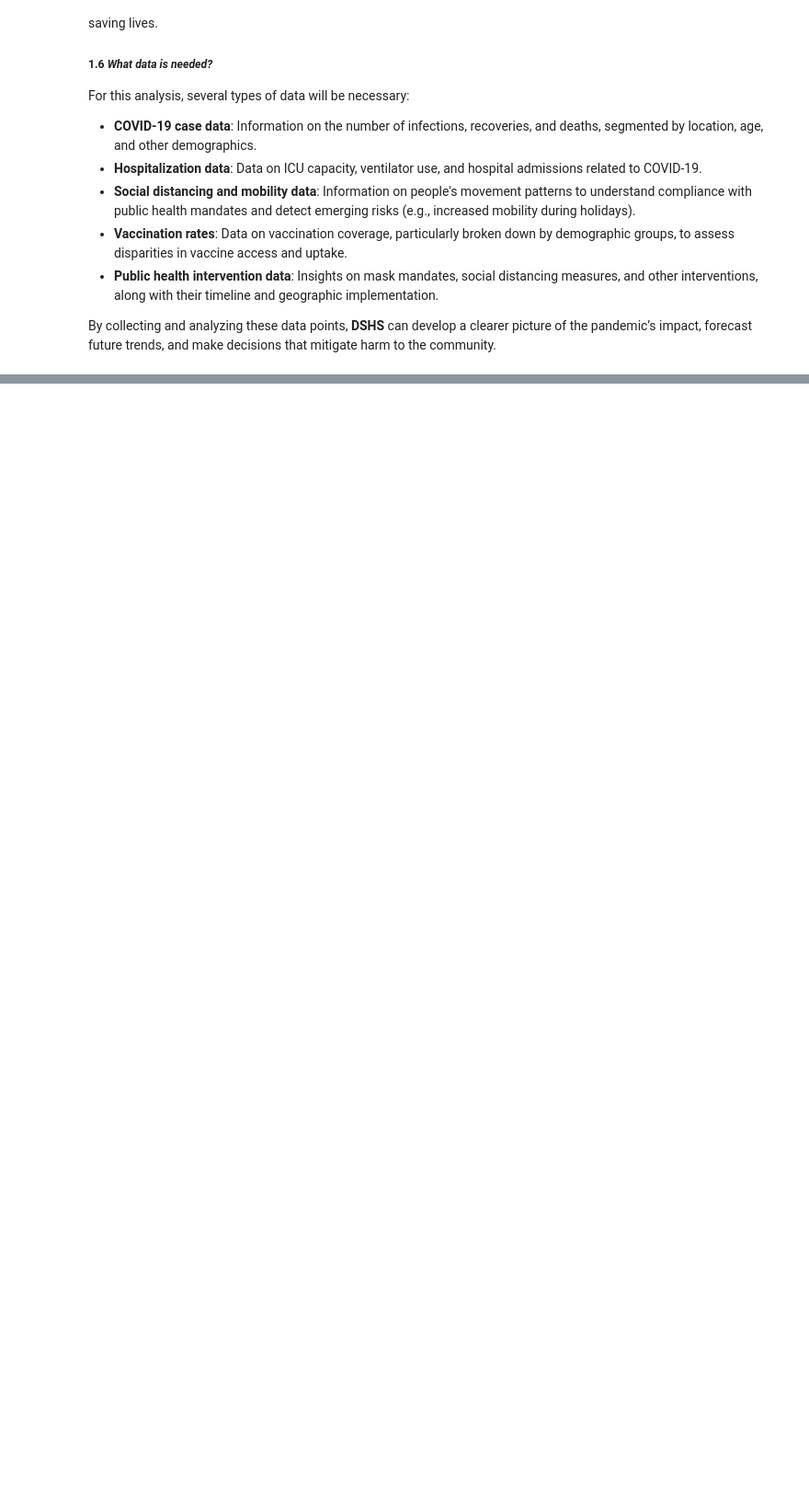
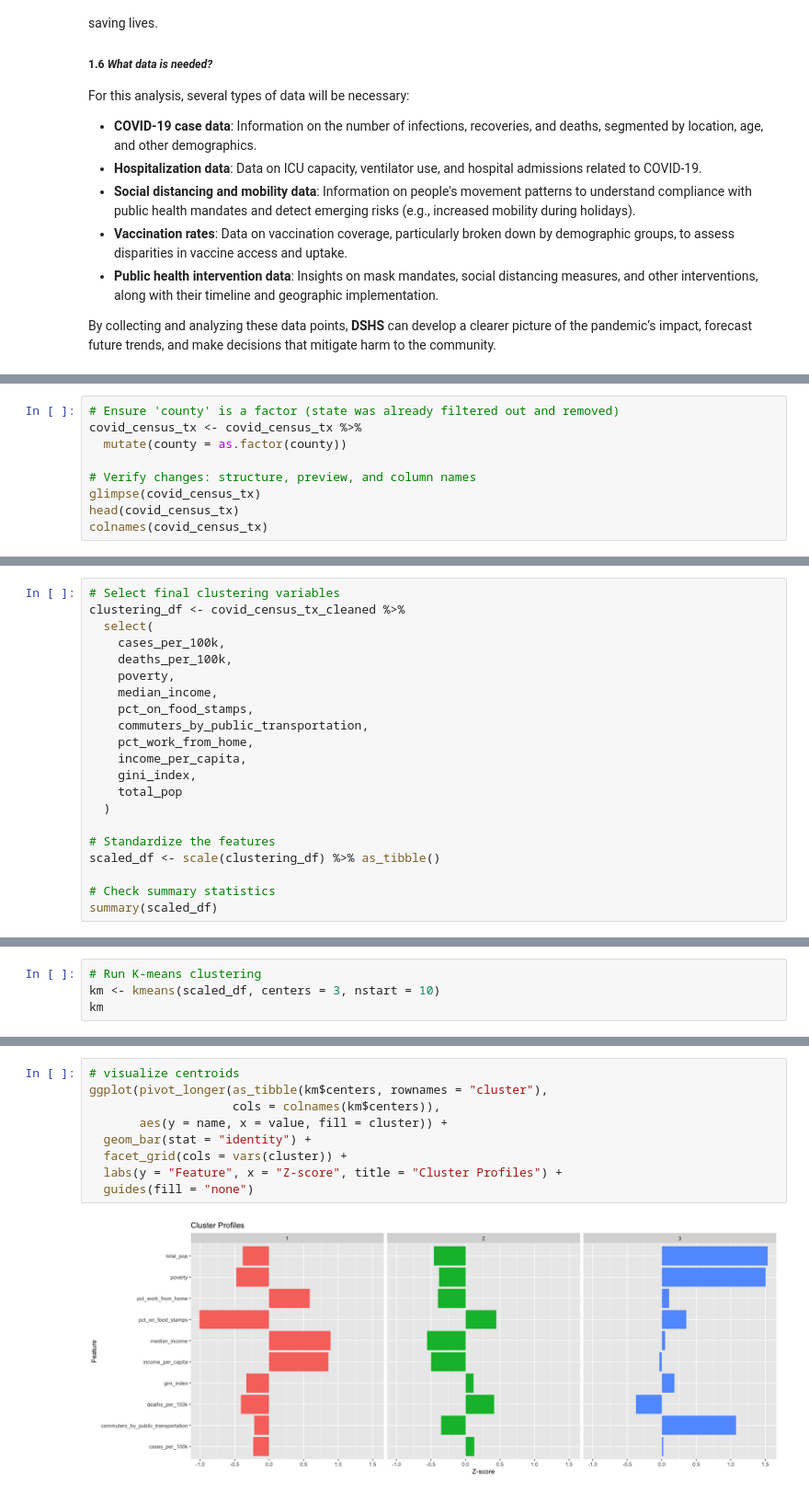
Before and after one commit to Juan-Carlos-D/DM-Team, a Jupyter notebook: Project 2/Rough Drafts/RD 1.ipynb, the cells around one changed output, grey strips where cells are left out. Shown at 92% size. Cells and saved outputs as stored; diff of their text form; blank space fills up the shorter version.

Commit message:
added data preparation, cluster analysis K-means

```diff
--- a/Project 2/Rough Drafts/RD 1.ipynb
+++ b/Project 2/Rough Drafts/RD 1.ipynb
@@ -259,0 +373,9 @@ Identify a feature you could use as the ground truth to perform supervised evalu
+# %%
+# Ensure 'county' is a factor (state was already filtered out and removed)
+covid_census_tx <- covid_census_tx %>%
+  mutate(county = as.factor(county))
+
+# Verify changes: structure, preview, and column names
+glimpse(covid_census_tx)
+head(covid_census_tx)
+colnames(covid_census_tx)
@@ -259,0 +715,21 @@ Identify a feature you could use as the ground truth to perform supervised evalu
+# %%
+# Select final clustering variables
+clustering_df <- covid_census_tx_cleaned %>%
+  select(
+    cases_per_100k,
+    deaths_per_100k,
+    poverty,
+    median_income,
+    pct_on_food_stamps,
+    commuters_by_public_transportation,
+    pct_work_from_home,
+    income_per_capita,
+    gini_index,
+    total_pop
+  )
+
+# Standardize the features
+scaled_df <- scale(clustering_df) %>% as_tibble()
+
+# Check summary statistics
+summary(scaled_df)
@@ -259,0 +754,4 @@ Identify a feature you could use as the ground truth to perform supervised evalu
+# %%
+# Run K-means clustering
+km <- kmeans(scaled_df, centers = 3, nstart = 10)
+km
@@ -259,0 +776,11 @@ Identify a feature you could use as the ground truth to perform supervised evalu
+# %%
+# visualize centroids
+ggplot(pivot_longer(as_tibble(km$centers, rownames = "cluster"),
+                    cols = colnames(km$centers)),
+       aes(y = name, x = value, fill = cluster)) +
+  geom_bar(stat = "identity") +
+  facet_grid(cols = vars(cluster)) +
+  labs(y = "Feature", x = "Z-score", title = "Cluster Profiles") +
+  guides(fill = "none")
+# %% [output]
+[figure, added]
```
Also changed, not shown: parts of 45 cells of this notebook.
